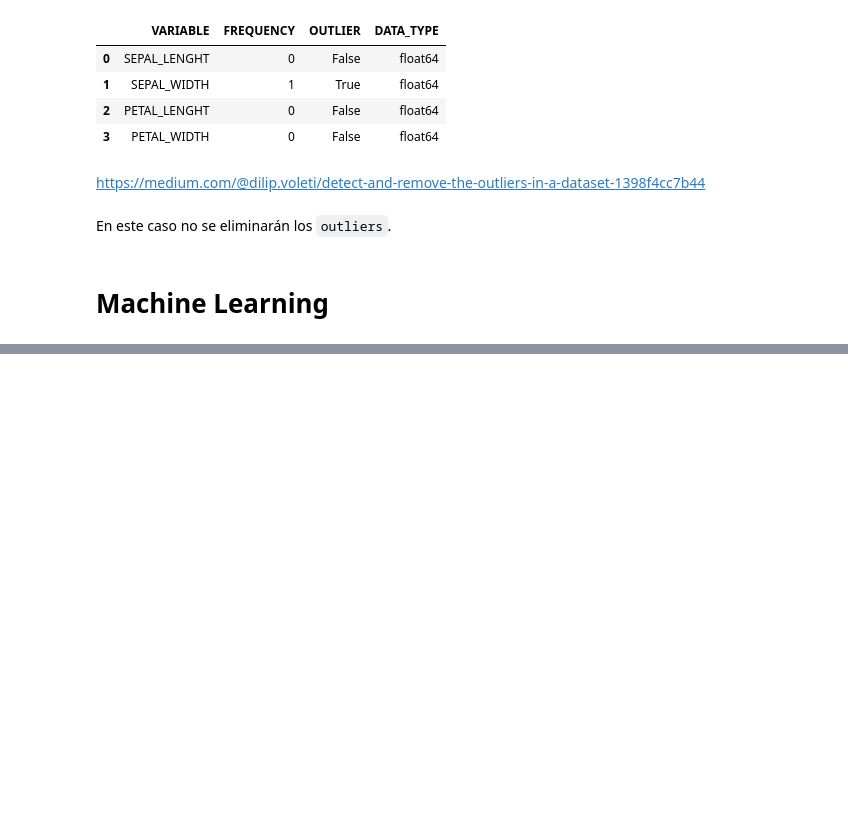
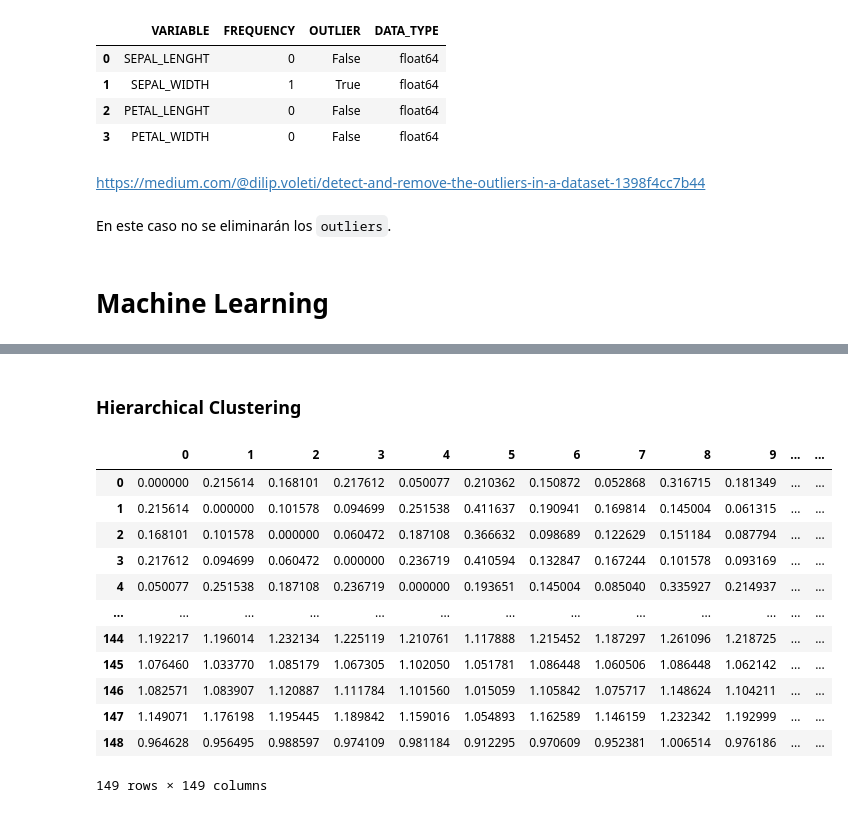
Before and after one commit to kike1985/Machine-Learning, a Jupyter notebook: Notebooks/0301_Clustering_Iris.ipynb, the cells around one changed output, grey strips where cells are left out. Cells and saved outputs as stored; diff of their text form; code cells hidden in the pictures; blank space fills up the shorter version.

```diff
--- a/Notebooks/0301_Clustering_Iris.ipynb
+++ b/Notebooks/0301_Clustering_Iris.ipynb
@@ -772,0 +735,38 @@ En este caso no se eliminarán los `outliers`.
+# %%
+preprocessor_resume = pd.DataFrame(data=df.dtypes, columns=['TYPE'])
+preprocessor_resume['VALUES'] = preprocessor_resume.apply(lambda x: df[x.name].unique(),
+                                                          axis=1)
+preprocessor_resume['VALUES_LEN'] = preprocessor_resume.apply(lambda x: len(df[x.name].unique()),
+                                                              axis=1)
+preprocessor_resume[['IMPUTER', 'TRANSFORMER', 'STATE']] = 'UNKNOWN'
+
+# ------------------------------------------------------------------------------------------------------------------
+preprocessor_resume.loc[[], ['IMPUTER']] = 'Mean'
+preprocessor_resume.loc[[], ['IMPUTER']] = 'Mode'
+preprocessor_resume.loc[['SEPAL_LENGHT', 'SEPAL_WIDTH',
+                         'PETAL_LENGHT', 'PETAL_WIDTH'], ['IMPUTER']] = 'Median'
+# ------------------------------------------------------------------------------------------------------------------
+preprocessor_resume.loc[['SEPAL_LENGHT', 'SEPAL_WIDTH',
+                         'PETAL_LENGHT', 'PETAL_WIDTH'], ['TRANSFORMER']] = 'MIX_MAX_SCALER'
+preprocessor_resume.loc[[], ['TRANSFORMER']] = 'ONE_HOT_ENCODER'
+preprocessor_resume.loc[[], ['TRANSFORMER']] = 'ORDINAL_ENCODER'
+# ------------------------------------------------------------------------------------------------------------------
+median_mix_max_scaler_transformer = Pipeline(steps=[('imputer', SimpleImputer(strategy='median')),
+                                                    ('transformer', MinMaxScaler())])
+
+median_mix_max_scaler_features = preprocessor_resume.query(
+    'IMPUTER == "Median" and TRANSFORMER == "MIX_MAX_SCALER"').index.to_list()
+
+preprocessor_resume.loc[median_mix_max_scaler_features, ['STATE']] = 'OK'
+
+preprocessor = ColumnTransformer(transformers=[('median_standard_scaler',
+                                                median_mix_max_scaler_transformer, median_mix_max_scaler_features)])
+# ------------------------------------------------------------------------------------------------------------------
+
+display(preprocessor)
+display(preprocessor_resume)
+
+X = preprocessor.fit_transform(X=df)
+print(f'Dimensiones de los datos: {X.shape}.')
+input_dim = X.shape[1]
+# del X
@@ -772,0 +812,23 @@ En este caso no se eliminarán los `outliers`.
+# %% [markdown]
+### Hierarchical Clustering
+# %%
+# similarity_measures_imp = euclidean_distances | cosine_distances | manhattan_distances
+similarity_measures_imp = euclidean_distances
+
+similarity_measures = similarity_measures_imp(X, X)
+similarity_measures_df = pd.DataFrame(similarity_measures)
+similarity_measures_df
+# %% [output]
+|  | 0 | 1 | 2 | 3 | 4 | 5 | 6 | 7 | 8 | 9 | ... | ... |
+| 0 | 0.000000 | 0.215614 | 0.168101 | 0.217612 | 0.050077 | 0.210362 | 0.150872 | 0.052868 | 0.316715 | 0.181349 | ... | ... |
+| 1 | 0.215614 | 0.000000 | 0.101578 | 0.094699 | 0.251538 | 0.411637 | 0.190941 | 0.169814 | 0.145004 | 0.061315 | ... | ... |
+| 2 | 0.168101 | 0.101578 | 0.000000 | 0.060472 | 0.187108 | 0.366632 | 0.098689 | 0.122629 | 0.151184 | 0.087794 | ... | ... |
+| 3 | 0.217612 | 0.094699 | 0.060472 | 0.000000 | 0.236719 | 0.410594 | 0.132847 | 0.167244 | 0.101578 | 0.093169 | ... | ... |
+| 4 | 0.050077 | 0.251538 | 0.187108 | 0.236719 | 0.000000 | 0.193651 | 0.145004 | 0.085040 | 0.335927 | 0.214937 | ... | ... |
+| ... | ... | ... | ... | ... | ... | ... | ... | ... | ... | ... | ... | ... |
+| 144 | 1.192217 | 1.196014 | 1.232134 | 1.225119 | 1.210761 | 1.117888 | 1.215452 | 1.187297 | 1.261096 | 1.218725 | ... | ... |
+| 145 | 1.076460 | 1.033770 | 1.085179 | 1.067305 | 1.102050 | 1.051781 | 1.086448 | 1.060506 | 1.086448 | 1.062142 | ... | ... |
+| 146 | 1.082571 | 1.083907 | 1.120887 | 1.111784 | 1.101560 | 1.015059 | 1.105842 | 1.075717 | 1.148624 | 1.104211 | ... | ... |
+| 147 | 1.149071 | 1.176198 | 1.195445 | 1.189842 | 1.159016 | 1.054893 | 1.162589 | 1.146159 | 1.232342 | 1.192999 | ... | ... |
+| 148 | 0.964628 | 0.956495 | 0.988597 | 0.974109 | 0.981184 | 0.912295 | 0.970609 | 0.952381 | 1.006514 | 0.976186 | ... | ... |
+149 rows × 149 columns
```
Also changed, not shown: parts of 35 cells of this notebook.
